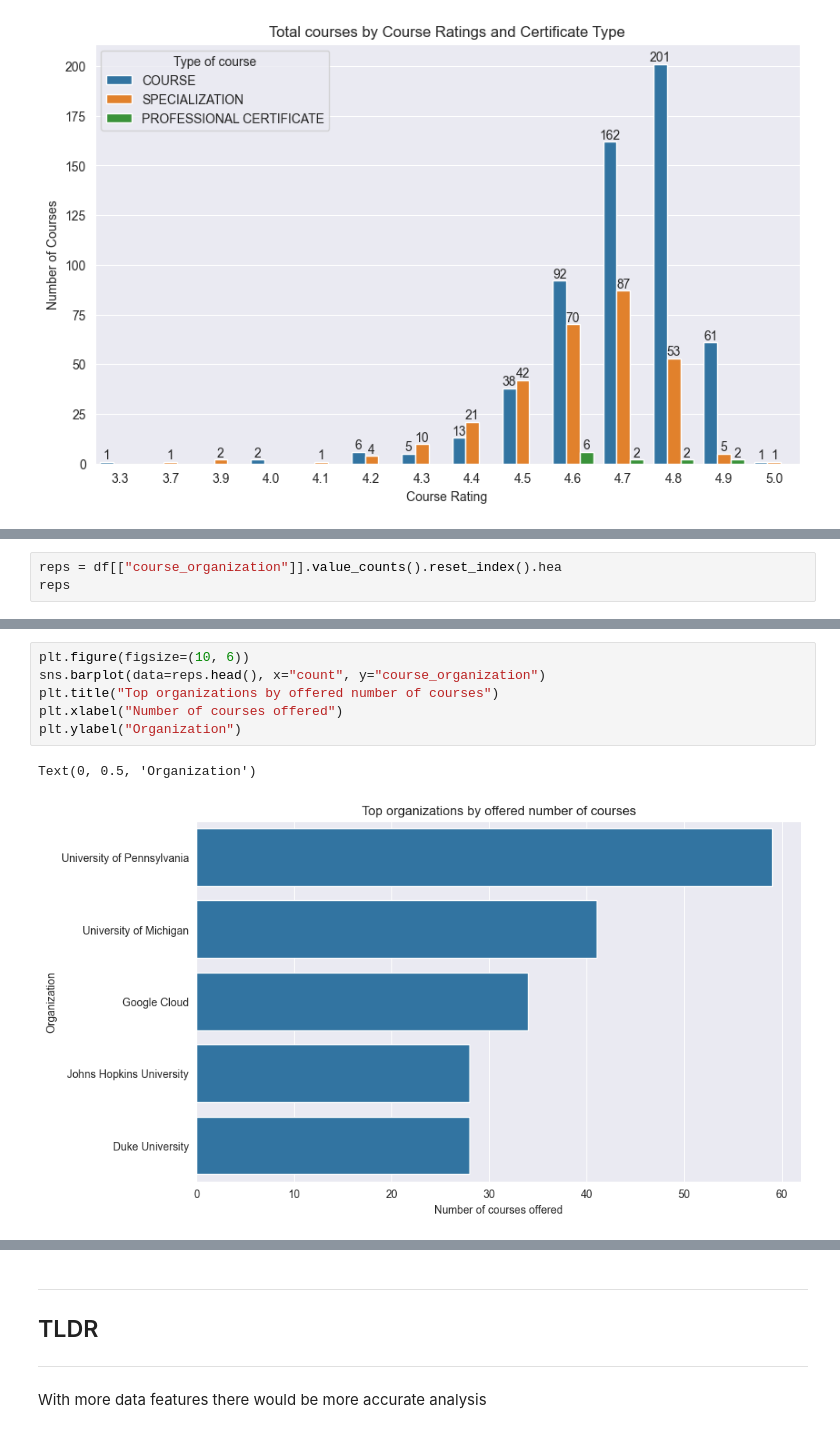
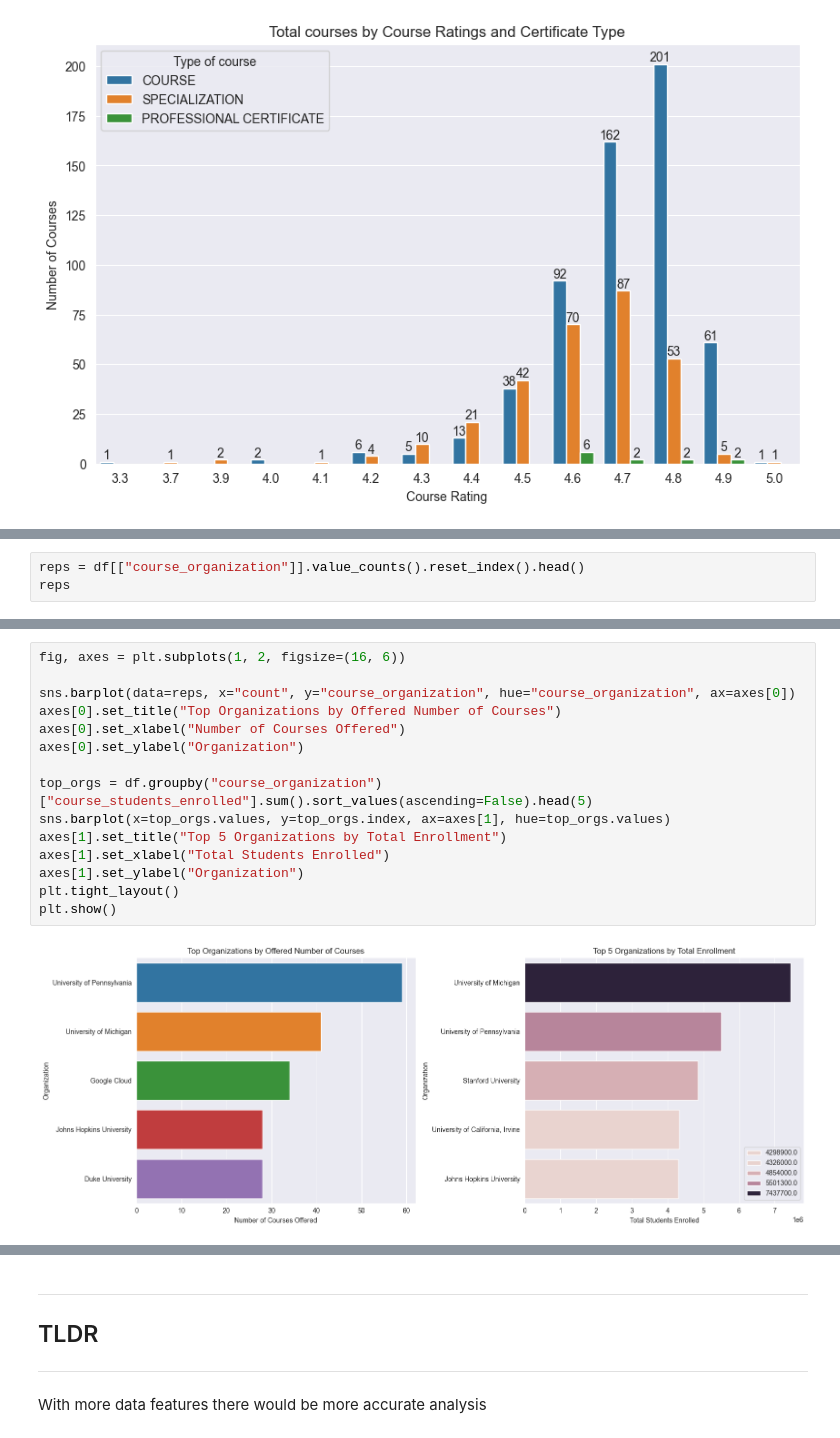
Before and after one commit to Rauzis/datavisual, a Jupyter notebook: Datavisual.ipynb, the cells around one changed output, grey strips where cells are left out. Cells and saved outputs as stored; diff of their text form.

```diff
--- a/Datavisual.ipynb
+++ b/Datavisual.ipynb
@@ -325,5 +345,5 @@ Top 5 by number of offered courses are:
 # %%
-reps = df[["course_organization"]].value_counts().reset_index().hea
+reps = df[["course_organization"]].value_counts().reset_index().head()
 reps
 # %% [output]
 |  | course_organization | count |
@@ -342,9 +355,17 @@ reps
 # %%
-plt.figure(figsize=(10, 6))
-sns.barplot(data=reps.head(), x="count", y="course_organization")
-plt.title("Top organizations by offered number of courses")
-plt.xlabel("Number of courses offered")
-plt.ylabel("Organization")
+fig, axes = plt.subplots(1, 2, figsize=(16, 6))
+
+sns.barplot(data=reps, x="count", y="course_organization", hue="course_organization", ax=axes[0])
+axes[0].set_title("Top Organizations by Offered Number of Courses")
+axes[0].set_xlabel("Number of Courses Offered")
+axes[0].set_ylabel("Organization")
+
+top_orgs = df.groupby("course_organization")["course_students_enrolled"].sum().sort_values(ascending=False).head(5)
+sns.barplot(x=top_orgs.values, y=top_orgs.index, ax=axes[1], hue=top_orgs.values)
+axes[1].set_title("Top 5 Organizations by Total Enrollment")
+axes[1].set_xlabel("Total Students Enrolled")
+axes[1].set_ylabel("Organization")
+plt.tight_layout()
+plt.show()
 # %% [output]
-Text(0, 0.5, 'Organization')
-[figure, old version]
+[figure, new version]
```
Also changed, not shown: parts of 10 cells of this notebook.
